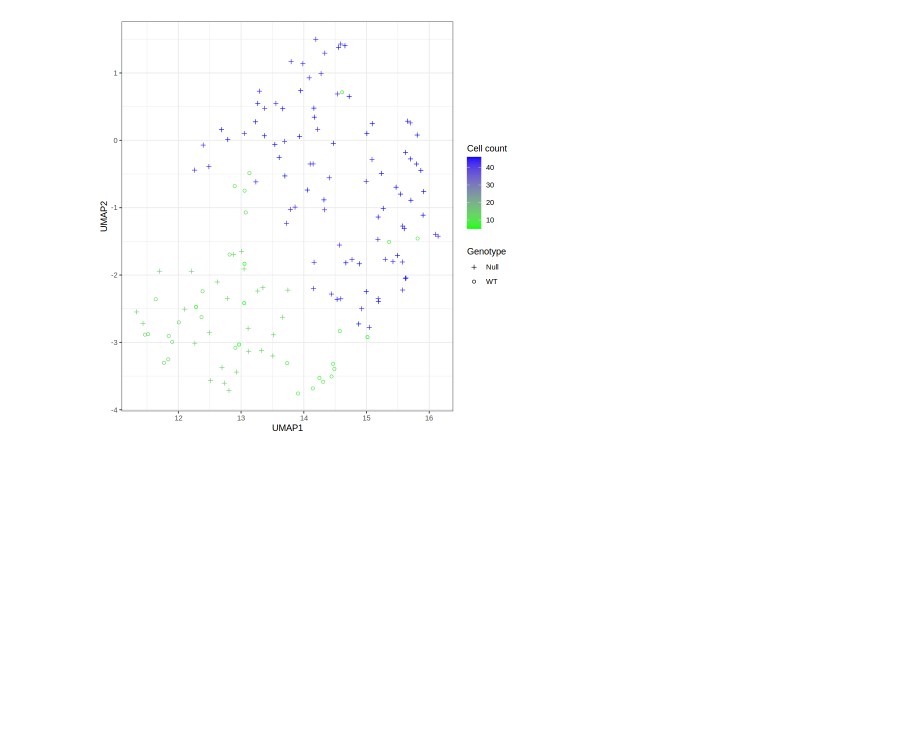
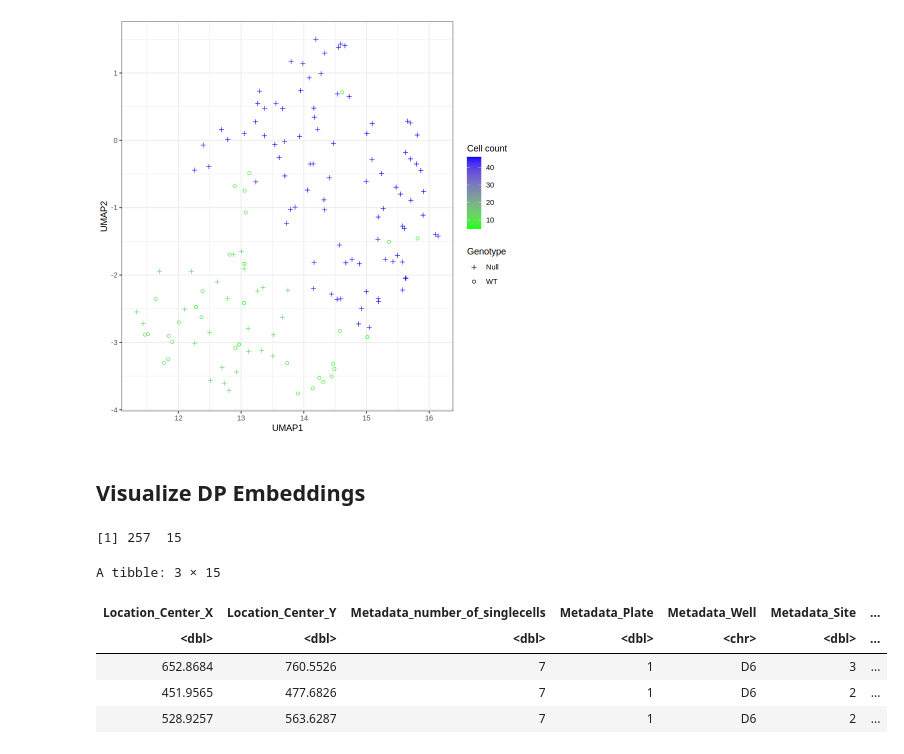
Before and after one commit to WayScience/Benchmarking_NF1_data, a Jupyter notebook: 5_analyze_data/notebooks/UMAP_analysis/umap_figure.ipynb, the cells around one changed output. Drawn from its saved outputs; the diff is of its cells as text; code cells hidden in the pictures; blank space fills up the shorter version.

```diff
--- a/5_analyze_data/notebooks/UMAP_analysis/umap_figure.ipynb
+++ b/5_analyze_data/notebooks/UMAP_analysis/umap_figure.ipynb
@@ -57,3 +58,32 @@ umap_cp_gg
 # %%
 # Output figure
 ggsave(umap_cp_fig, umap_cp_gg, dpi = 500, height = 6, width = 6)
+# %% [markdown]
+## Visualize DP Embeddings
+# %%
+# Load data
+umap_dp_df <- readr::read_csv(
+    umap_dp_file,
+    col_types = readr::cols(
+        .default = "d",
+        Metadata_Well = "c",
+        Metadata_Genotype = "c",
+        Metadata_Genotype_Replicate = "c",
+        Metadata_Model = "c",
+        Metadata_Plate_Map_Name = "c",
+        Metadata_Actin = "c",
+        Metadata_DNA = "c",
+        Metadata_ER = "c"
+    )
+)
+
+print(dim(umap_dp_df))
+head(umap_dp_df, 3)
+# %% [output]
+[1] 257  15
+A tibble: 3 × 15
+| Location_Center_X | Location_Center_Y | Metadata_number_of_singlecells | Metadata_Plate | Metadata_Well | Metadata_Site | ... |
+| <dbl> | <dbl> | <dbl> | <dbl> | <chr> | <dbl> | ... |
+| 652.8684 | 760.5526 | 7 | 1 | D6 | 3 | ... |
+| 451.9565 | 477.6826 | 7 | 1 | D6 | 2 | ... |
+| 528.9257 | 563.6287 | 7 | 1 | D6 | 2 | ... |
```
Also changed, not shown: parts of 3 cells of this notebook, 2 other files.
